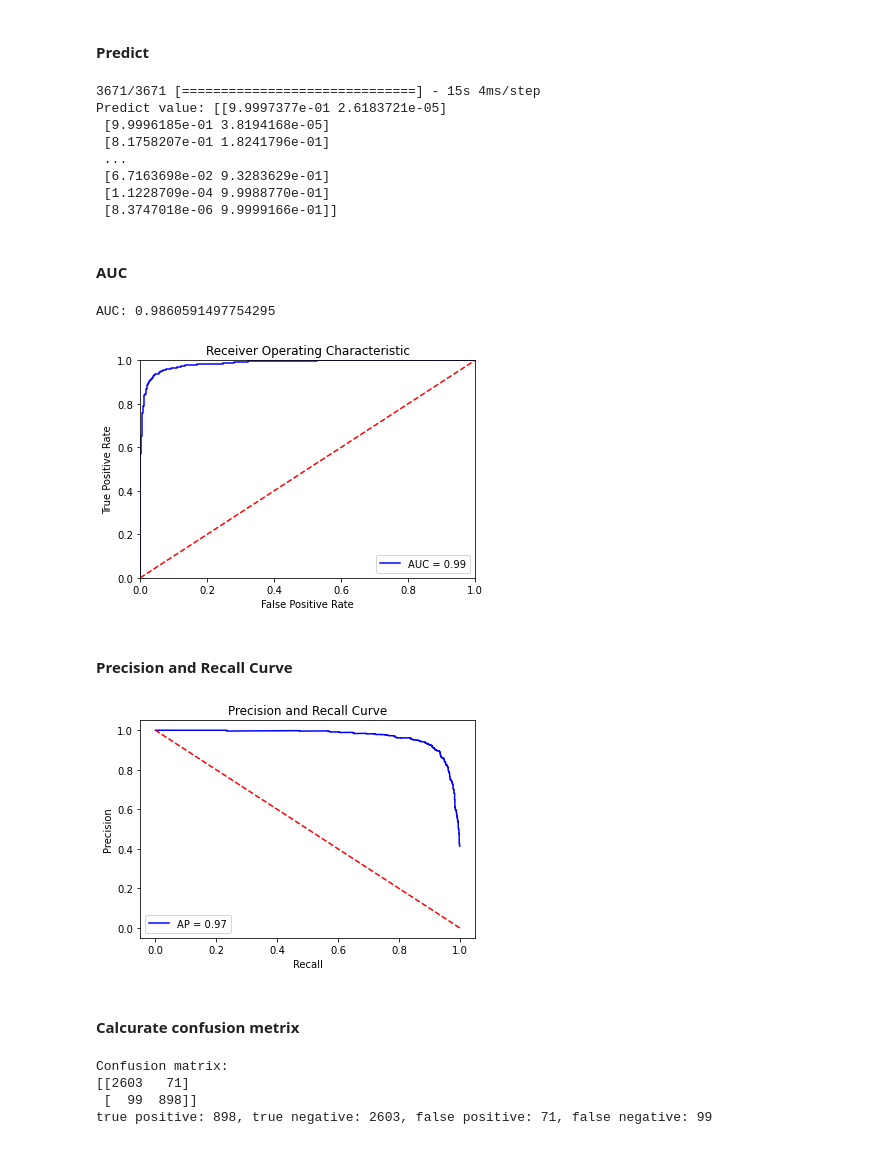
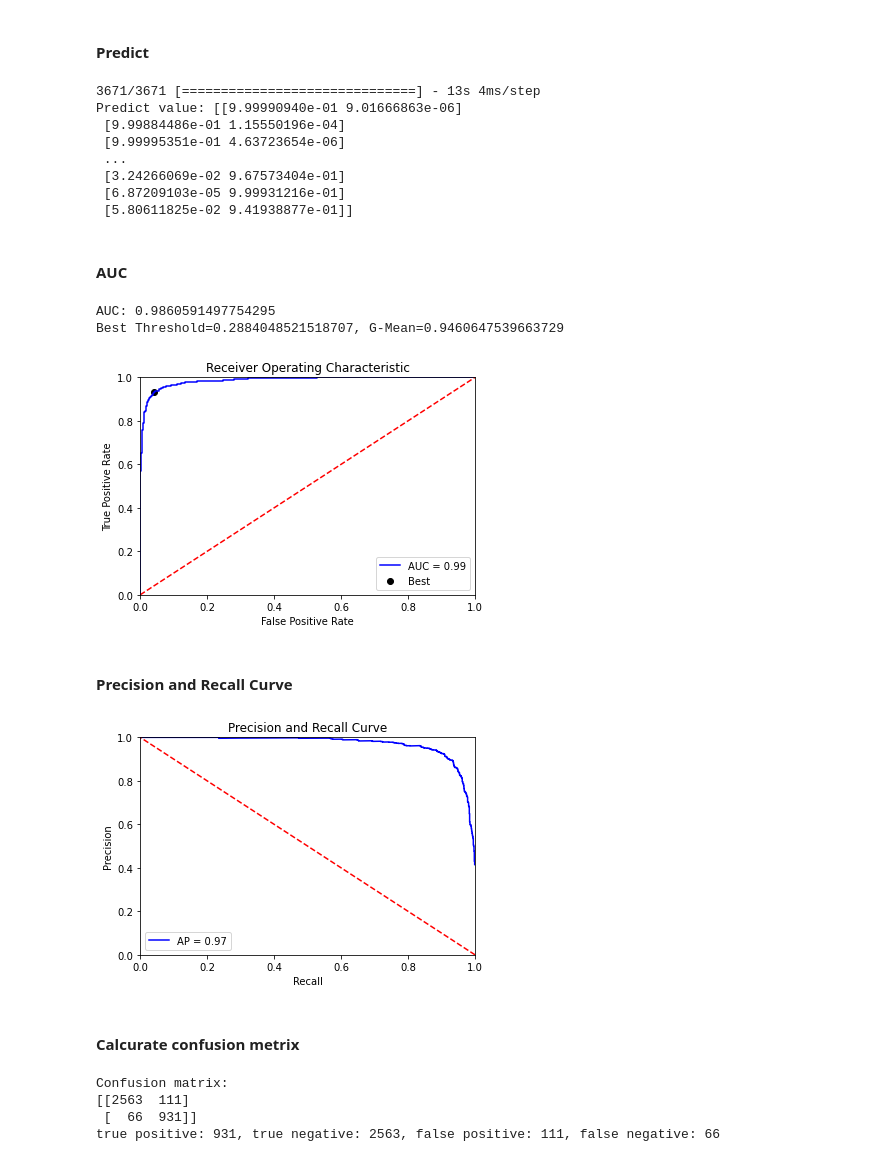
Before and after one commit to Nutto55/YAMNet-transfer-learning, a Jupyter notebook: evaluate YAMNET.ipynb, the cells around one changed output. Cells and saved outputs as stored; diff of their text form; code cells hidden in the pictures.

Commit message:
Implement the gmean to find the best threshold

```diff
--- a/evaluate YAMNET.ipynb
+++ b/evaluate YAMNET.ipynb
@@ -4,7 +4,6 @@
 #### Setup
 # %%
 import os
-import json
 import numpy as np
 import tensorflow as tf
 import matplotlib.pyplot as plt
@@ -13,8 +12,8 @@ os.sys.path.append('./audioset/yamnet')
 import params
 from datagen_yamnet import DataGenerator, get_files_and_labels
 
-model = tf.keras.models.load_model("I:/model/vehicle/v1/saved_models/model.h5")
-test_dir = "I:/datasets/vehicle/dataset/test_set/npy/"
+model = tf.keras.models.load_model("I:/model/vehicle/v1/saved_model/model.h5")
+test_dir = "I:/datasets/vehicle/dataset/v1_spectrograms/test_set/"
 # %% [markdown]
 #### Get test data files and labels
 # %%
@@ -42,14 +43,14 @@ Evaluate value: 0.15037113428115845
 predict = model.predict(test_generator, verbose=1)
 print("Predict value:", predict)
 # %% [output]
-3671/3671 [==============================] - 15s 4ms/step
-Predict value: [[9.9997377e-01 2.6183721e-05]
- [9.9996185e-01 3.8194168e-05]
- [8.1758207e-01 1.8241796e-01]
+3671/3671 [==============================] - 13s 4ms/step
+Predict value: [[9.99990940e-01 9.01666863e-06]
+ [9.99884486e-01 1.15550196e-04]
+ [9.99995351e-01 4.63723654e-06]
  ...
- [6.7163698e-02 9.3283629e-01]
- [1.1228709e-04 9.9988770e-01]
- [8.3747018e-06 9.9999166e-01]]
+ [3.24266069e-02 9.67573404e-01]
+ [6.87209103e-05 9.99931216e-01]
+ [5.80611825e-02 9.41938877e-01]]
 # %% [markdown]
 #### AUC
 # %%
@@ -58,49 +59,64 @@ for i, ID in enumerate(test_generator.list_IDs):
     class_id = ID.split('/')[-2]
     y_true.append(class_dict_rev.get(class_id))
 y_true = np.array(y_true)
-y_pred = np.array(predict[:,1])
+y_pred_score = np.array(predict[:,1])
 
-fpr, tpr, thresholds = metrics.roc_curve(y_true, y_pred)
+fpr, tpr, thresholds = metrics.roc_curve(y_true, y_pred_score)
 auc_value = metrics.auc(fpr, tpr)
 print(f"AUC: {auc_value}")
+gmeans = np.sqrt(tpr * (1-fpr))
+ix = np.argmax(gmeans)
+best_threshold = thresholds[ix]
+print(f"Best Threshold={best_threshold}, G-Mean={gmeans[ix]}")
 # %% [output]
 AUC: 0.9860591497754295
+Best Threshold=0.2884048521518707, G-Mean=0.9460647539663729
 # %%
 plt.title('Receiver Operating Characteristic')
 plt.plot(fpr, tpr, 'b', label = 'AUC = %0.2f' % auc_value)
+plt.scatter(fpr[ix], tpr[ix], marker='o', color='black', label='Best')
 plt.legend(loc = 'lower right')
 plt.plot([0, 1], [0, 1],'r--')
 plt.xlim([0, 1])
 plt.ylim([0, 1])
 plt.ylabel('True Positive Rate')
 plt.xlabel('False Positive Rate')
-plt.savefig('yamnet.png')
+plt.savefig('yamnet_augmented_roc.png')
 plt.show()
 # %% [output]
-[figure, old version]
+[figure, new version]
 # %% [markdown]
 #### Precision and Recall Curve
 # %%
-avg_precision_score = metrics.average_precision_score(y_true, y_pred)
+avg_precision_score = metrics.average_precision_score(y_true, y_pred_score)
 
-precision, recall, thresholds = metrics.precision_recall_curve(y_true, y_pred)
+precision, recall, thresholds = metrics.precision_recall_curve(y_true, y_pred_score)
 
 plt.title('Precision and Recall Curve')
 plt.plot(recall, precision, 'b', label = 'AP = %0.2f' % avg_precision_score)
 plt.legend(loc = 'lower left')
 plt.plot([1, 0], [0, 1],'r--')
 plt.xlim([0, 1])
 plt.ylim([0, 1])
 plt.xlabel('Recall')
 plt.ylabel('Precision')
-plt.savefig('yamnet-prec.png')
+plt.savefig('yamnet_augmented_prec.png')
 plt.show()
 # %% [output]
-[figure, old version]
+[figure, new version]
 # %% [markdown]
 #### Calcurate confusion metrix
 # %%
-y_pred = np.argmax(predict, axis=1)
+# y_pred = np.argmax(predict, axis=1)
+
+y_pred = []
+
+for y in y_pred_score:
+    if (y < best_threshold):
+        y_pred.append(0)
+    else:
+        y_pred.append(1)
+
 cfmx = metrics.confusion_matrix(y_true, y_pred)
 print("Confusion matrix:")
 print(cfmx)
@@ -109,9 +125,9 @@ tn, fp, fn, tp = cfmx.ravel()
 print(f"true positive: {tp}, true negative: {tn}, false positive: {fp}, false negative: {fn}")
 # %% [output]
 Confusion matrix:
-[[2603   71]
- [  99  898]]
-true positive: 898, true negative: 2603, false positive: 71, false negative: 99
+[[2563  111]
+ [  66  931]]
+true positive: 931, true negative: 2563, false positive: 111, false negative: 66
 # %%
 report = metrics.classification_report(y_true, y_pred)
 print(report)
```
Also changed, not shown: parts of 3 cells of this notebook.
